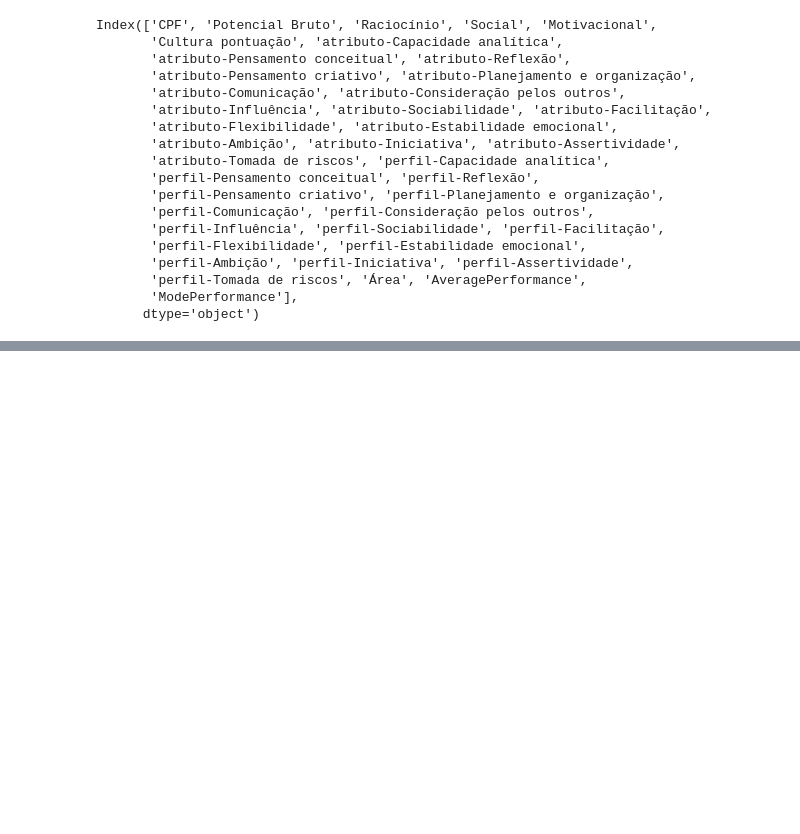
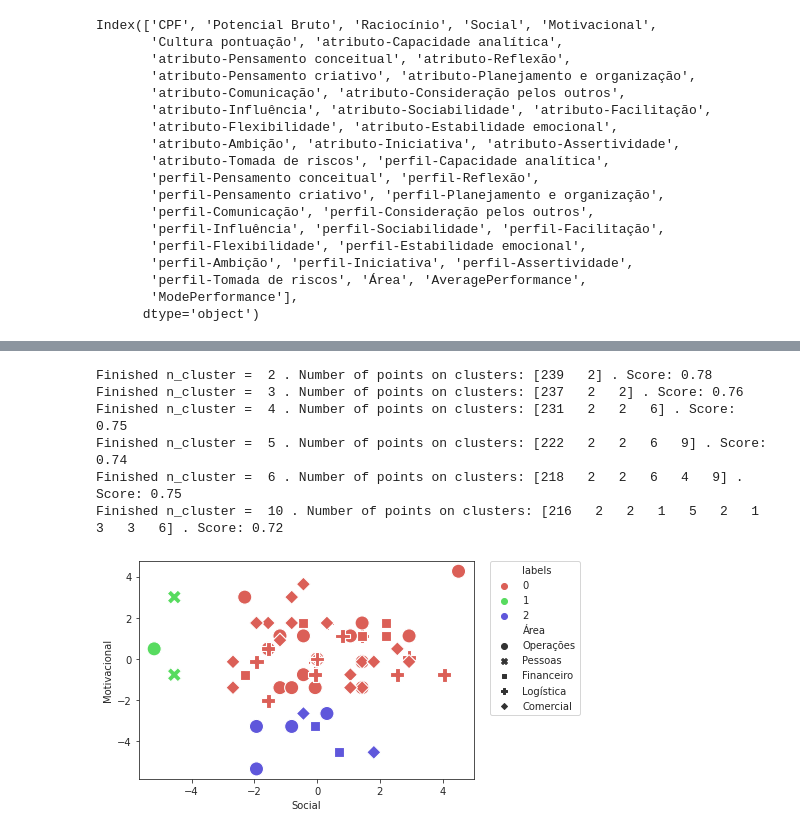
Before and after one commit to biagzi/data_science, a Jupyter notebook: case2_people_analytics/clustering.ipynb, the cells around one changed output, grey strips where cells are left out. Saved outputs shown, nothing was run; the diff lists cells and outputs as text; code cells hidden in the pictures; blank space fills up the shorter version.

```diff
--- a/case2_people_analytics/clustering.ipynb
+++ b/case2_people_analytics/clustering.ipynb
@@ -126,0 +396,10 @@ Finished n_cluster =  10
+# %%
+cluster_couple(df,'Social','Motivacional',choose_cluster = 3)
+# %% [output]
+Finished n_cluster =  2 . Number of points on clusters: [239   2] . Score: 0.78
+Finished n_cluster =  3 . Number of points on clusters: [237   2   2] . Score: 0.76
+Finished n_cluster =  4 . Number of points on clusters: [231   2   2   6] . Score: 0.75
+Finished n_cluster =  5 . Number of points on clusters: [222   2   2   6   9] . Score: 0.74
+Finished n_cluster =  6 . Number of points on clusters: [218   2   2   6   4   9] . Score: 0.75
+Finished n_cluster =  10 . Number of points on clusters: [216   2   2   1   5   2   1   3   3   6] . Score: 0.72
+[figure, added]
```
Also changed, not shown: parts of 39 cells of this notebook, 4 other files.
